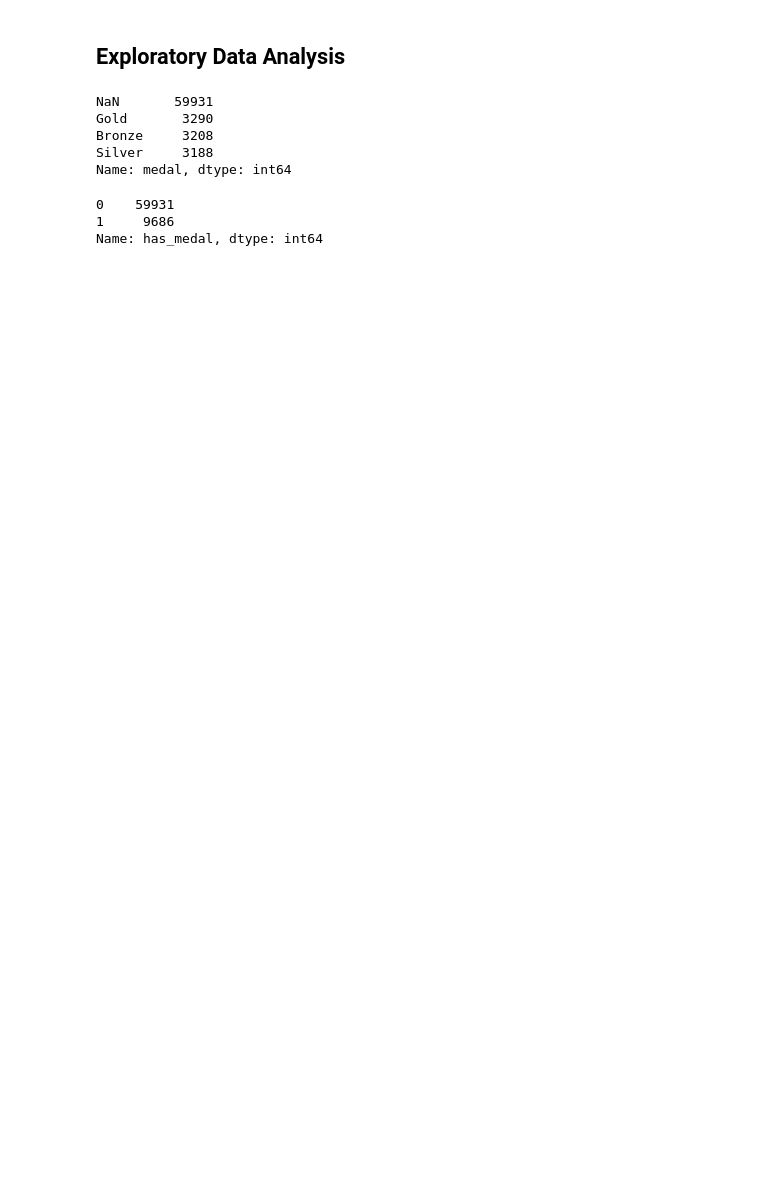
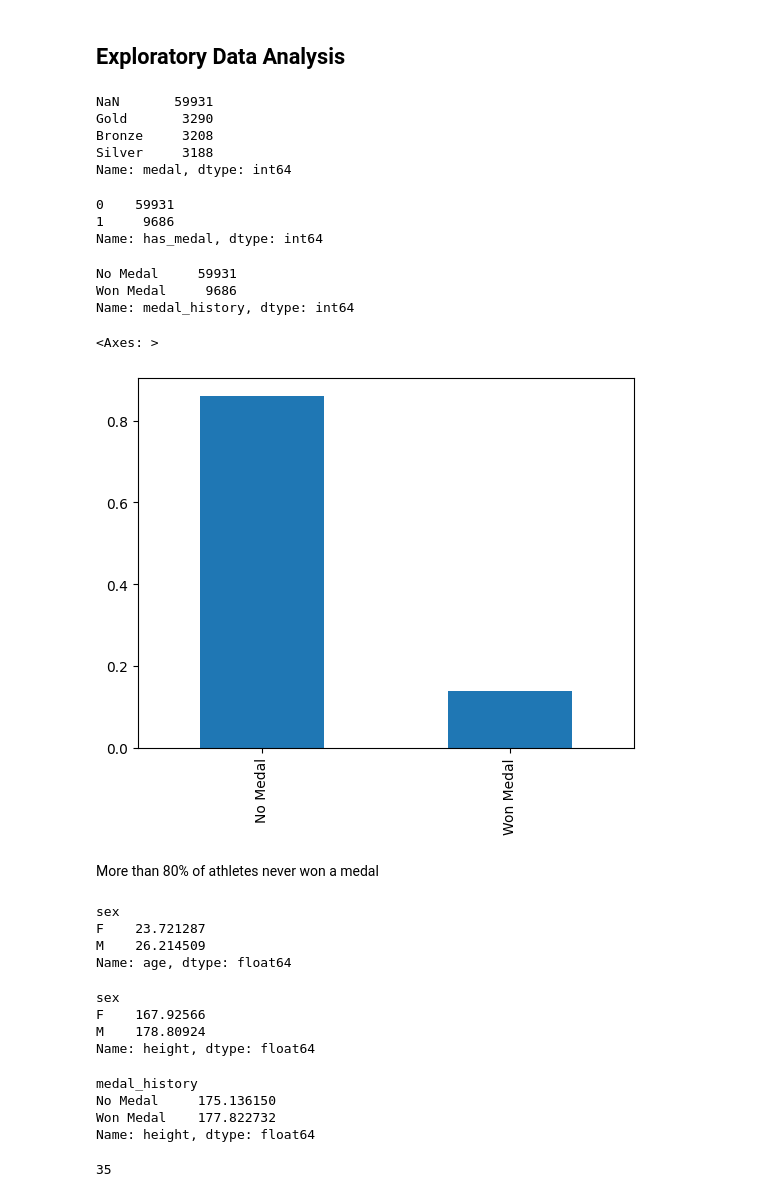
Before and after one commit to john-nio/eda-project, a Jupyter notebook: olympics/olympics.ipynb, the cells around one changed output. Saved outputs shown, nothing was run; the diff lists cells and outputs as text; code cells hidden in the pictures; blank space fills up the shorter version.

```diff
--- a/olympics/olympics.ipynb
+++ b/olympics/olympics.ipynb
@@ -91,3 +97,45 @@ df['has_medal'].value_counts(dropna=False)
 0    59931
 1     9686
 Name: has_medal, dtype: int64
+# %%
+medal_map = { 0: "No Medal", 1:"Won Medal"}
+
+df['medal_history'] = df['has_medal'].map(medal_map)
+# %%
+df['medal_history'].value_counts()
+# %% [output]
+No Medal     59931
+Won Medal     9686
+Name: medal_history, dtype: int64
+# %%
+df['medal_history'].value_counts(normalize=True).plot(kind='bar')
+# %% [output]
+<Axes: >
+[figure, added]
+# %% [markdown]
+More than 80% of athletes  never won a medal
+# %%
+df.groupby('sex')['age'].mean()
+# %% [output]
+sex
+F    23.721287
+M    26.214509
+Name: age, dtype: float64
+# %%
+df.groupby('sex')['height'].mean()
+# %% [output]
+sex
+F    167.92566
+M    178.80924
+Name: height, dtype: float64
+# %%
+df.groupby('medal_history')['height'].mean()
+# %% [output]
+medal_history
+No Medal     175.136150
+Won Medal    177.822732
+Name: height, dtype: float64
+# %%
+df['year'].nunique()
+# %% [output]
+35
```
Also changed, not shown: parts of 13 cells of this notebook.
